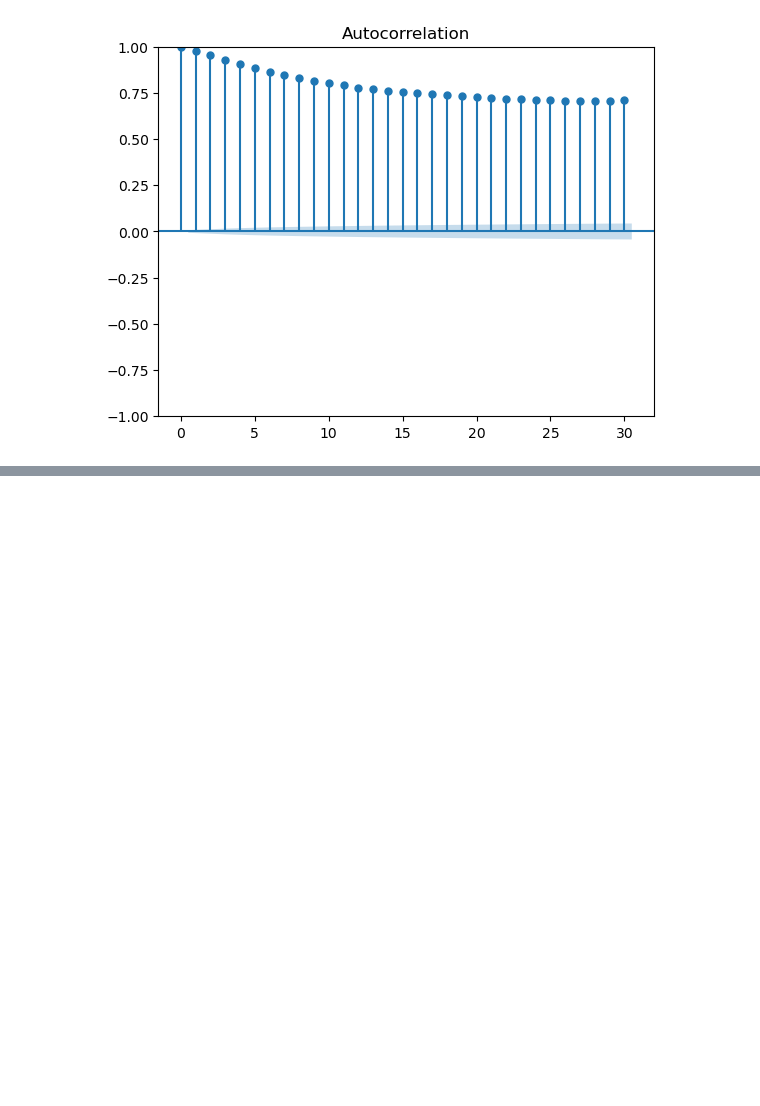
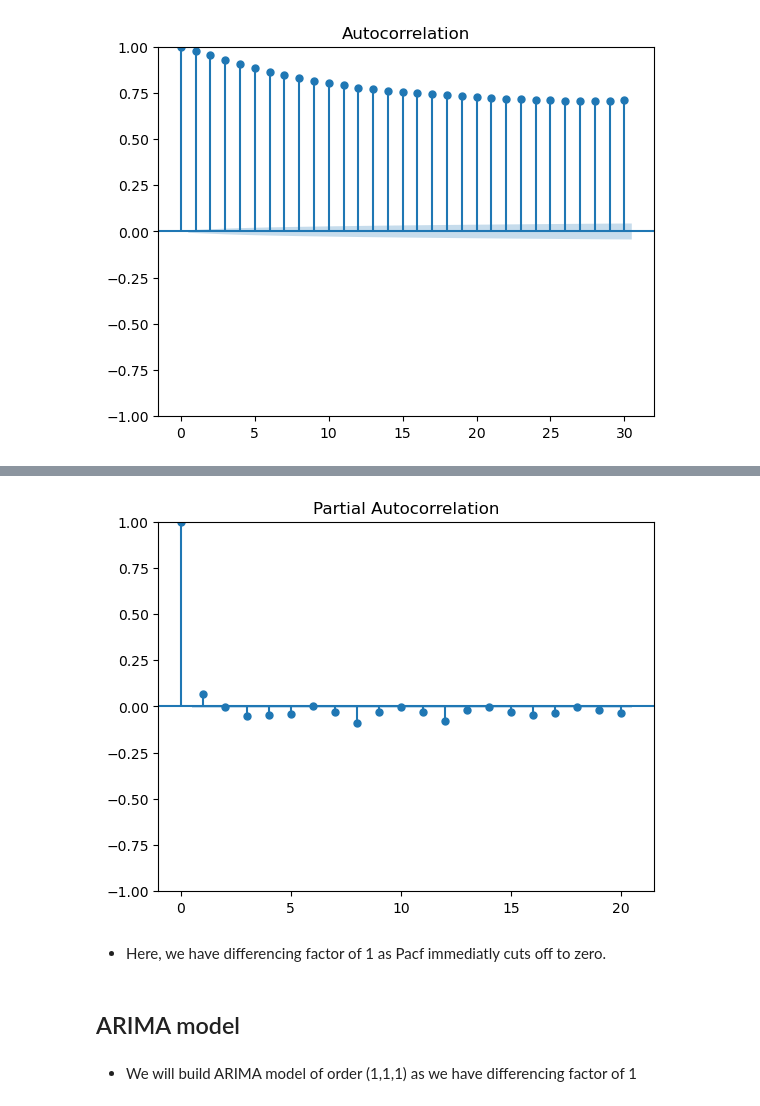
Before and after one commit to OmdenaAI/omdena-mumbai-chapter-air-quality, a Jupyter notebook: src/tasks/task-3-modeling/Time_series_forecasting.ipynb, the cells around one changed output, grey strips where cells are left out. Cells and saved outputs as stored; diff of their text form; code cells hidden in the pictures; blank space fills up the shorter version.

Commit message:
reg_modeling

```diff
--- a/src/tasks/task-3-modeling/Time_series_forecasting.ipynb
+++ b/src/tasks/task-3-modeling/Time_series_forecasting.ipynb
@@ -106,0 +128,11 @@ acf_plot = plot_acf(df['PM2.5'], lags=30)
+# %%
+# plot the pacf plot for PM2.5_Diff
+pacf_plot = plot_pacf(df['PM2.5_Diff'].dropna(), lags=20)
+# %% [output]
+[figure, added]
+# %% [markdown]
+- Here, we have differencing factor of 1 as Pacf immediatly cuts off to zero.
+# %% [markdown]
+## ARIMA model
+# %% [markdown]
+- We will build ARIMA model of order  (1,1,1) as we have differencing factor of 1
```
Also changed, not shown: parts of 19 cells of this notebook.
